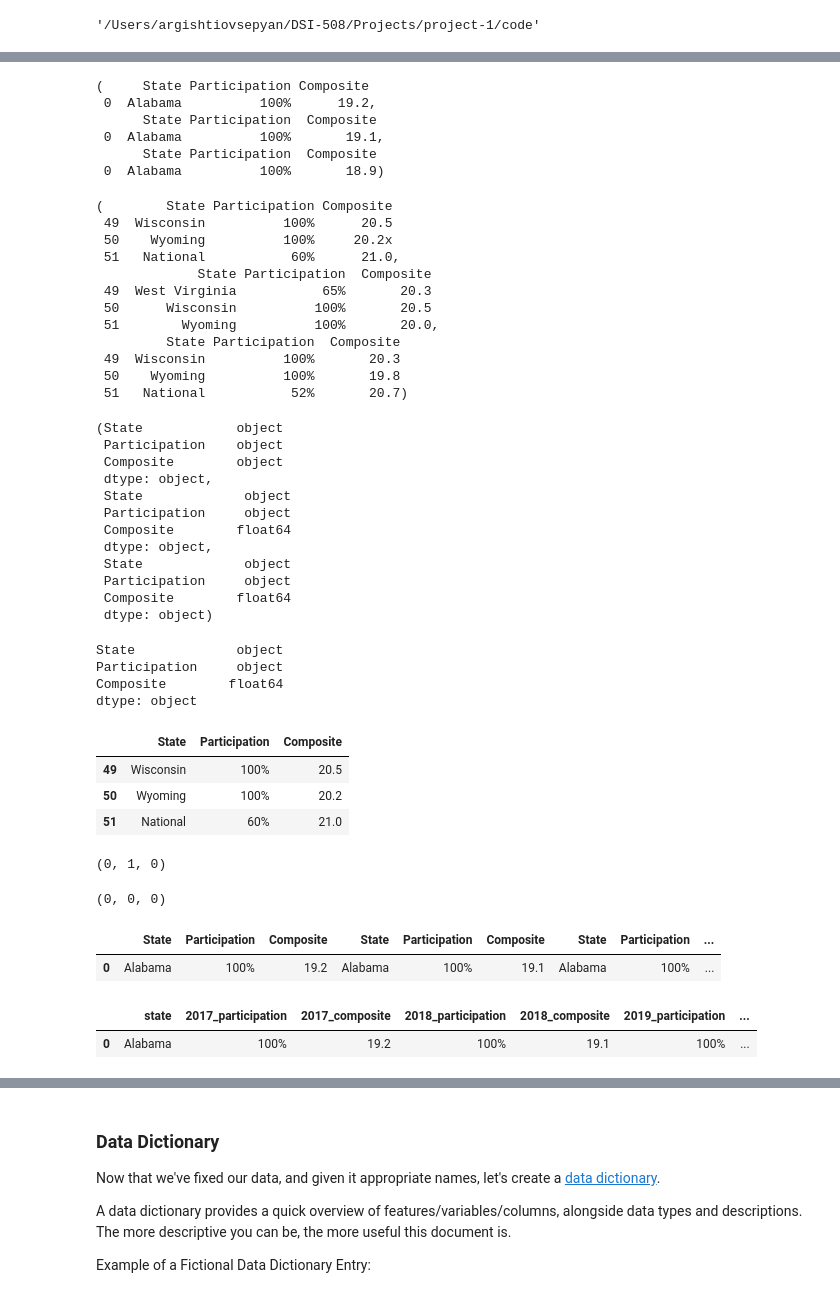
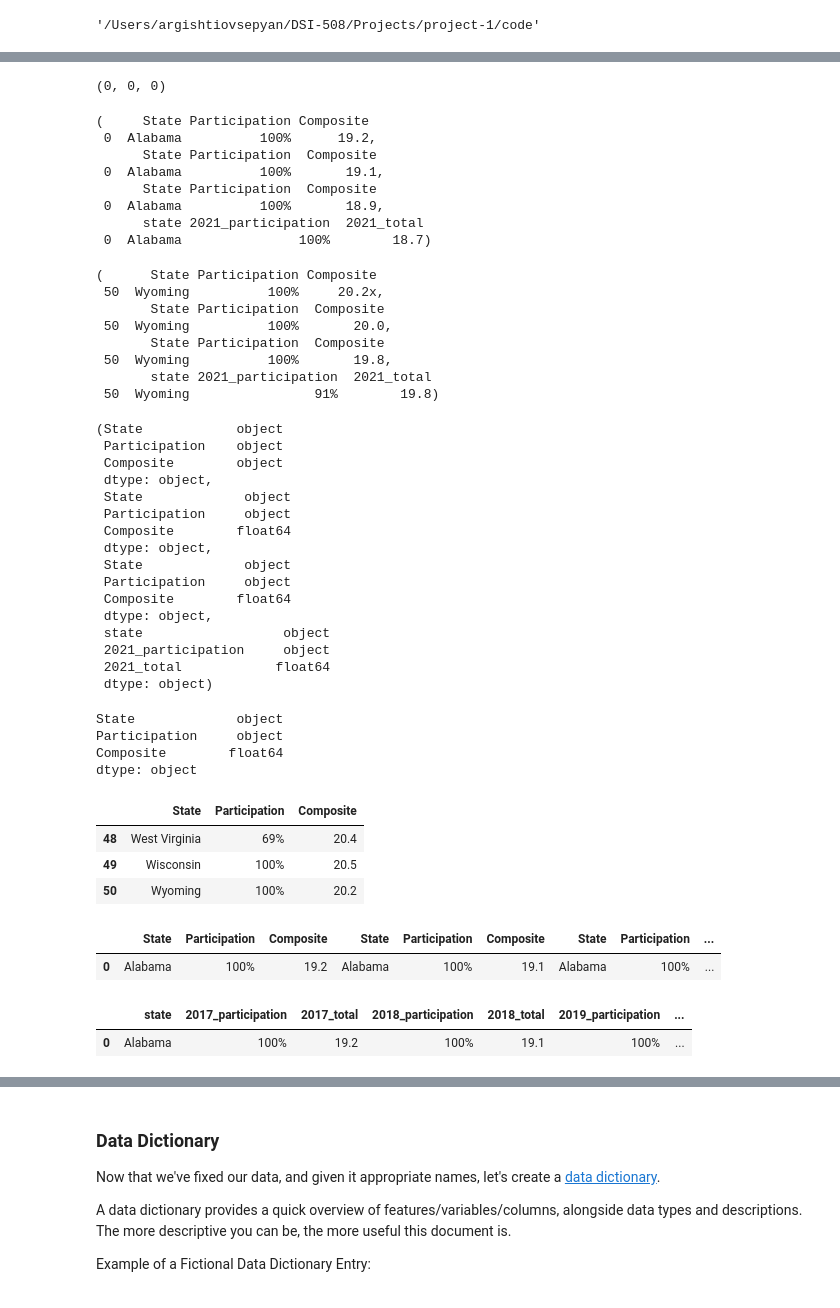
Before and after one commit to argishtiovsepyan/Standardized_Test_Analysis, a Jupyter notebook: code/starter-code.ipynb, the cells around one changed output, grey strips where cells are left out. Cells and saved outputs as stored; diff of their text form; code cells hidden in the pictures.

```diff
--- a/code/starter-code.ipynb
+++ b/code/starter-code.ipynb
@@ -215,6 +215,10 @@ df_act_2017.head(3), df_act_2018.head(3), df_act_2019.head(3)
 # %%
 act_2017 = df_act_2017.drop(['English', 'Math', 'Reading', 'Science'], axis = 1, inplace = True)
-# %%
-# FutureWarning: The frame.append method is deprecated and will be removed from pandas in a future version. Use pandas.concat instead.
-
-df_act_2017 = pd.concat([df_act_2017.iloc[1:], df_act_2017.iloc[:1]]).reset_index(drop = True)
+# %%
+df_act_2017.drop([0],inplace = True)
+df_act_2019.drop([51],inplace = True)
+# %%
+df_act_2017.reset_index(drop = True, inplace = True)
+df_act_2018.reset_index(drop = True, inplace = True)
+df_act_2019.reset_index(drop = True, inplace = True)
+df_act_2021.reset_index(drop = True, inplace = True)
@@ -221,29 +233,31 @@ df_act_2017 = pd.concat([df_act_2017.iloc[1:], df_act_2017.iloc[:1]]).reset_inde
+# %%
+df_act_2017.duplicated().sum(), df_act_2018.duplicated().sum(), df_act_2019.duplicated().sum()
+# %% [output]
+(0, 0, 0)
 # %%
-df_act_2017.head(1), df_act_2018.head(1), df_act_2019.head(1)
+df_act_2017.head(1), df_act_2018.head(1), df_act_2019.head(1), df_act_2021.head(1)
 # %% [output]
 (     State Participation Composite
  0  Alabama          100%      19.2,
       State Participation  Composite
  0  Alabama          100%       19.1,
       State Participation  Composite
- 0  Alabama          100%       18.9)
+ 0  Alabama          100%       18.9,
+      state 2021_participation  2021_total
+ 0  Alabama               100%        18.7)
 # %%
-df_act_2017.tail(3), df_act_2018.tail(3), df_act_2019.tail(3)
+df_act_2017.tail(1), df_act_2018.tail(1), df_act_2019.tail(1), df_act_2021.tail(1)
 # %% [output]
-(        State Participation Composite
- 49  Wisconsin          100%      20.5
- 50    Wyoming          100%     20.2x
- 51   National           60%      21.0,
-             State Participation  Composite
- 49  West Virginia           65%       20.3
- 50      Wisconsin          100%       20.5
- 51        Wyoming          100%       20.0,
-         State Participation  Composite
- 49  Wisconsin          100%       20.3
- 50    Wyoming          100%       19.8
- 51   National           52%       20.7)
+(      State Participation Composite
+ 50  Wyoming          100%     20.2x,
+       State Participation  Composite
+ 50  Wyoming          100%       20.0,
+       State Participation  Composite
+ 50  Wyoming          100%       19.8,
+       state 2021_participation  2021_total
+ 50  Wyoming                91%        19.8)
 # %%
-df_act_2017.dtypes, df_act_2018.dtypes, df_act_2019.dtypes
+df_act_2017.dtypes, df_act_2018.dtypes, df_act_2019.dtypes, df_act_2021.dtypes
 # %% [output]
 (State            object
  Participation    object
@@ -256,6 +270,10 @@ df_act_2017.dtypes, df_act_2018.dtypes, df_act_2019.dtypes
  State             object
  Participation     object
  Composite        float64
+ dtype: object,
+ state                  object
+ 2021_participation     object
+ 2021_total            float64
  dtype: object)
 # %%
 # df_act_2017['Composite'] = df_act_2017['Composite'].astype(float)
@@ -274,12 +292,6 @@ df_act_2017.loc[50, 'Composite'] = 20.2
 df_act_2017.tail(3)
 # %% [output]
 |  | State | Participation | Composite |
+| 48 | West Virginia | 69% | 20.4 |
 | 49 | Wisconsin | 100% | 20.5 |
 | 50 | Wyoming | 100% | 20.2 |
-| 51 | National | 60% | 21.0 |
-# %%
-# duplicated().sum() shows 1 as true and 0 as false, you can see how many
-
-df_act_2017.duplicated().sum(), df_act_2018.duplicated().sum(), df_act_2019.duplicated().sum()
-# %% [output]
-(0, 1, 0)
@@ -288,9 +298,5 @@ df_act_2018 = df_act_2018.drop_duplicates().reset_index(drop = True)
-# %%
-df_act_2017.duplicated().sum(), df_act_2018.duplicated().sum(), df_act_2019.duplicated().sum()
-# %% [output]
-(0, 0, 0)
 # %%
-df_act = pd.concat([df_act_2017, df_act_2018, df_act_2019], axis = 1)
+df_act = pd.concat([df_act_2017, df_act_2018, df_act_2019, df_act_2021], axis = 1)
 df_act.head(1)
 # %% [output]
 |  | State | Participation | Composite | State | Participation | Composite | State | Participation | ... |
@@ -298,12 +304,12 @@ df_act.head(1)
 # %%
 # df_act.rename(columns = {'State': 'state', 'Participation': 'participation', 'Composite': 'composite'}) doesn't work with same name columns
 
-df_act.columns.values[0:9] = 'state', '2017_participation', '2017_composite', 'extra 1', '2018_participation', '2018_composite', 'extra 2', '2019_participation', '2019_composite'
-df_act.drop(columns = ['extra 1', 'extra 2'], inplace = True)
+df_act.columns.values[0:10] = 'state', '2017_participation', '2017_total', 'extra 1', '2018_participation', '2018_total', 'extra 2', '2019_participation', '2019_total', 'extra 3'
+df_act.drop(columns = ['extra 1', 'extra 2', 'extra 3'], inplace = True)
 
 df_act.head(1)
 # %% [output]
-|  | state | 2017_participation | 2017_composite | 2018_participation | 2018_composite | 2019_participation | ... |
+|  | state | 2017_participation | 2017_total | 2018_participation | 2018_total | 2019_participation | ... |
 | 0 | Alabama | 100% | 19.2 | 100% | 19.1 | 100% | ... |
 # %%
 df_act.dtypes
```
Also changed, not shown: parts of 28 cells of this notebook, 8 other files.
